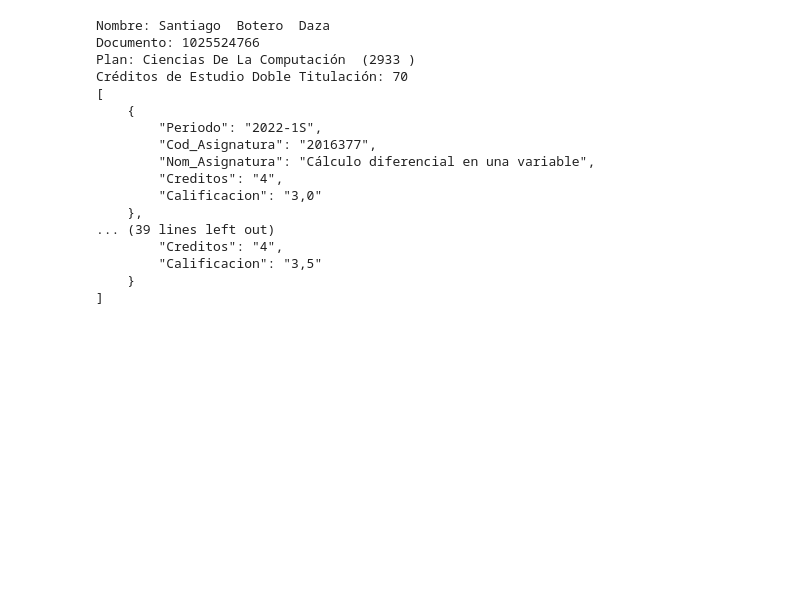
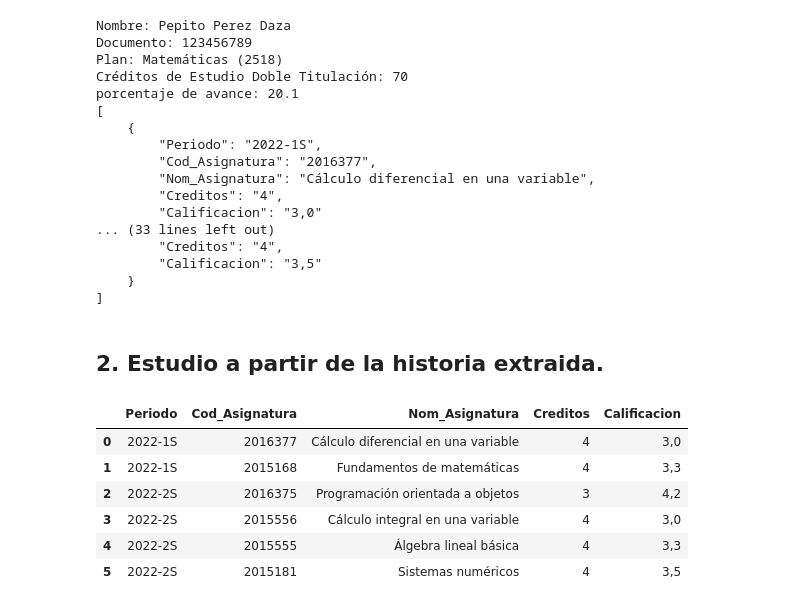
Before and after one commit to DarkNightSoldier/DTApp, a Jupyter notebook: ProyectoBD.ipynb, the cells around one changed output. Drawn from its saved outputs; the diff is of its cells as text; code cells hidden in the pictures; blank space fills up the shorter version.

Commit message:
Generación del Estudio DT

```diff
--- a/ProyectoBD.ipynb
+++ b/ProyectoBD.ipynb
@@ -13,6 +11,7 @@ Successfully installed PyPDF2-3.0.1
 # %%
 import re
 from PyPDF2 import PdfReader
+import json
 
 # Cargar el archivo PDF
 pdf_path = "HistoriaAcadem.pdf"
@@ -24,23 +23,25 @@ for page in reader.pages:
     text += page.extract_text()
 
 # Buscar las secciones requeridas usando expresiones regulares
-nombre = re.search(r"Nombre:\s+(.*)", text)
-documento = re.search(r"Documento:\s+(\d+)", text)
-plan = re.search(r"Plan:\s+(.*?)(?:\s+Hist\.|$)", text)
-papa_promedio = re.search(r"(\d+,\d+)\s+\(Acumulado\)\s+PREGRADO\s+P\.A\.P\.A", text)
-creditos_dt = re.search(r"Créditos de estudio doble titulación\s+(\d+)", text)
+nombre = re.search(r"Nombre:\s+(.*)", text).group(1)
+documento = re.search(r"Documento:\s+(\d+)", text).group(1)
+plan = re.search(r"Plan:\s+(.*?)(?:\s+Hist\.|$)", text).group(1)
+papa_promedio = re.search(r"(\d+,\d+)\s+\(Acumulado\)\s+PREGRADO\s+P\.A\.P\.A", text).group(1)
+creditos_dt = re.search(r"Créditos de estudio doble titulación\s+(\d+)", text).group(1)
+porcentaje_avance = re.search(r"Porcentaje de avance\s+(\d+\.?\d*)%", text).group(1)
 
 # Imprimir resultados
-print("Nombre:", nombre.group(1) if nombre else "No encontrado")
-print("Documento:", documento.group(1) if documento else "No encontrado")
-print("Plan:", plan.group(1) if plan else "No encontrado")
-print("Créditos de Estudio Doble Titulación:", creditos_dt.group(1) if creditos_dt else "No encontrado")
+print("Nombre:", nombre)
+print("Documento:", documento)
+print("Plan:", plan)
+print("Créditos de Estudio Doble Titulación:", creditos_dt)
+print("porcentaje de avance:", porcentaje_avance)
 
+# Información por semestre
+periodos = text.split("PERIODO")
+# Array que contiene la información de asignaturas cursadas:
+asignaturas_cursadas = []
 
-#Información por semestre
-periodos = text.split("PERIODO")
-#Array que contiene la información de asignaturas cursadas:
-asignaturas_cursadas = []
 # Imprimir cada sección del periodo
 for i, periodo in enumerate(periodos):
     texto_periodo = periodo.strip()
@@ -49,7 +50,6 @@ for i, periodo in enumerate(periodos):
 
     # Patrón para extraer las asignaturas con calificación únicamente numérica
     asignatura_pattern = r"(?P<Nom_Asignatura>.+?)\s+\((?P<Cod_Asignatura>\d+)\).+?(?P<Creditos>\d+).+?Fund\. Obligatoria\s+\(B\)\s+(?P<Calificacion>\d+,\d+)"
-
 
     # Buscar todas las asignaturas en el texto del periodo
     asignaturas = re.finditer(asignatura_pattern, texto_periodo)
@@ -63,15 +63,18 @@ for i, periodo in enumerate(periodos):
             "Creditos": asignatura.group("Creditos"),
             "Calificacion": asignatura.group("Calificacion")
         })
+
 # Convertir resultados a JSON
 resultados_json = json.dumps(asignaturas_cursadas, indent=4, ensure_ascii=False)
+
 # Imprimir JSON
 print(resultados_json)
 # %% [output]
-Nombre: Santiago  Botero  Daza
-Documento: 1025524766
-Plan: Ciencias De La Computación  (2933 )
+Nombre: Pepito Perez Daza
+Documento: 123456789
+Plan: Matemáticas (2518)
 Créditos de Estudio Doble Titulación: 70
+porcentaje de avance: 20.1
 [
     {
         "Periodo": "2022-1S",
@@ -79,9 +82,23 @@ Créditos de Estudio Doble Titulación: 70
         "Nom_Asignatura": "Cálculo diferencial en una variable",
         "Creditos": "4",
         "Calificacion": "3,0"
-    },
-... (39 lines left out)
+... (33 lines left out)
         "Creditos": "4",
         "Calificacion": "3,5"
     }
 ]
+# %% [markdown]
+## 2. Estudio a partir de la historia extraida.
+# %%
+import pandas as pd
+# Conversión del JSON/Diccionario a DataFrame
+asignaturas_estudiante = pd.DataFrame(asignaturas_cursadas)
+asignaturas_estudiante
+# %% [output]
+|  | Periodo | Cod_Asignatura | Nom_Asignatura | Creditos | Calificacion |
+| 0 | 2022-1S | 2016377 | Cálculo diferencial en una variable | 4 | 3,0 |
+| 1 | 2022-1S | 2015168 | Fundamentos de matemáticas | 4 | 3,3 |
+| 2 | 2022-2S | 2016375 | Programación orientada a objetos | 3 | 4,2 |
+| 3 | 2022-2S | 2015556 | Cálculo integral en una variable | 4 | 3,0 |
+| 4 | 2022-2S | 2015555 | Álgebra lineal básica | 4 | 3,3 |
+| 5 | 2022-2S | 2015181 | Sistemas numéricos | 4 | 3,5 |
```
Also changed, not shown: parts of 10 cells of this notebook, 7 other files.
